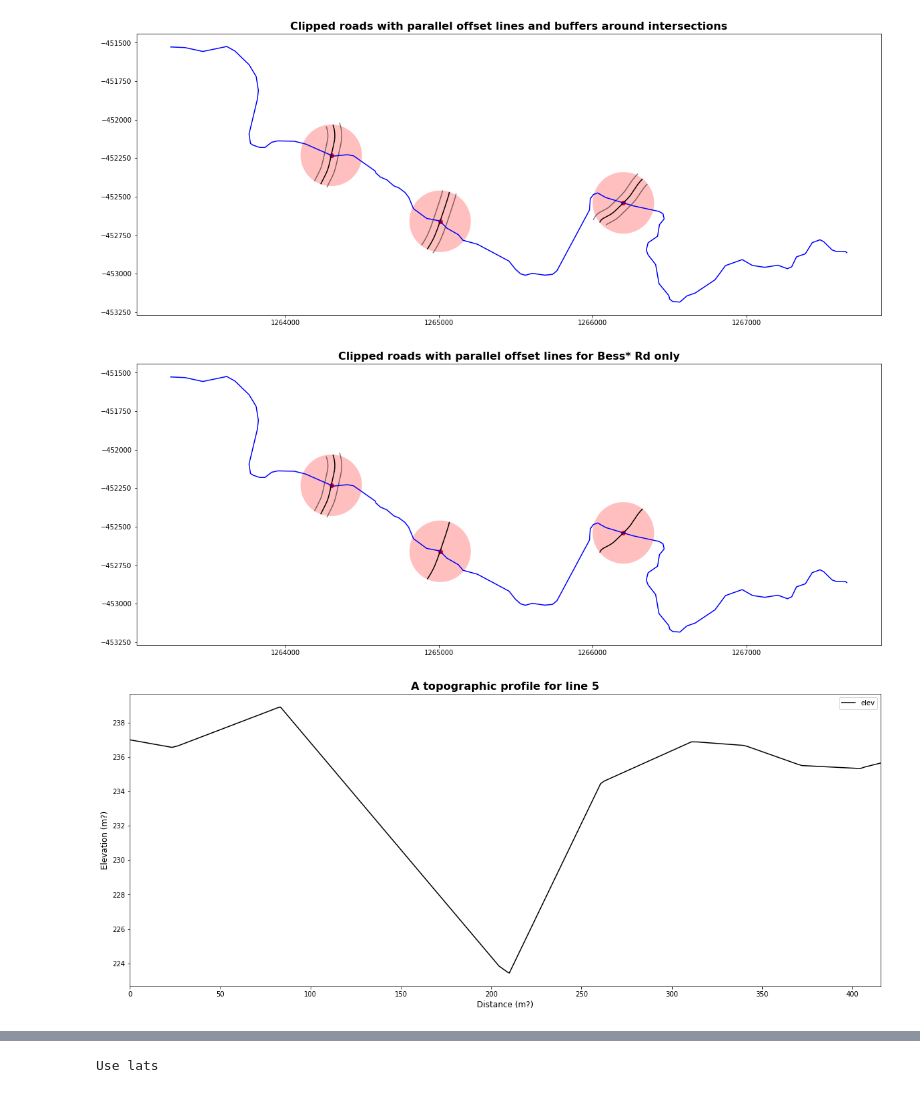
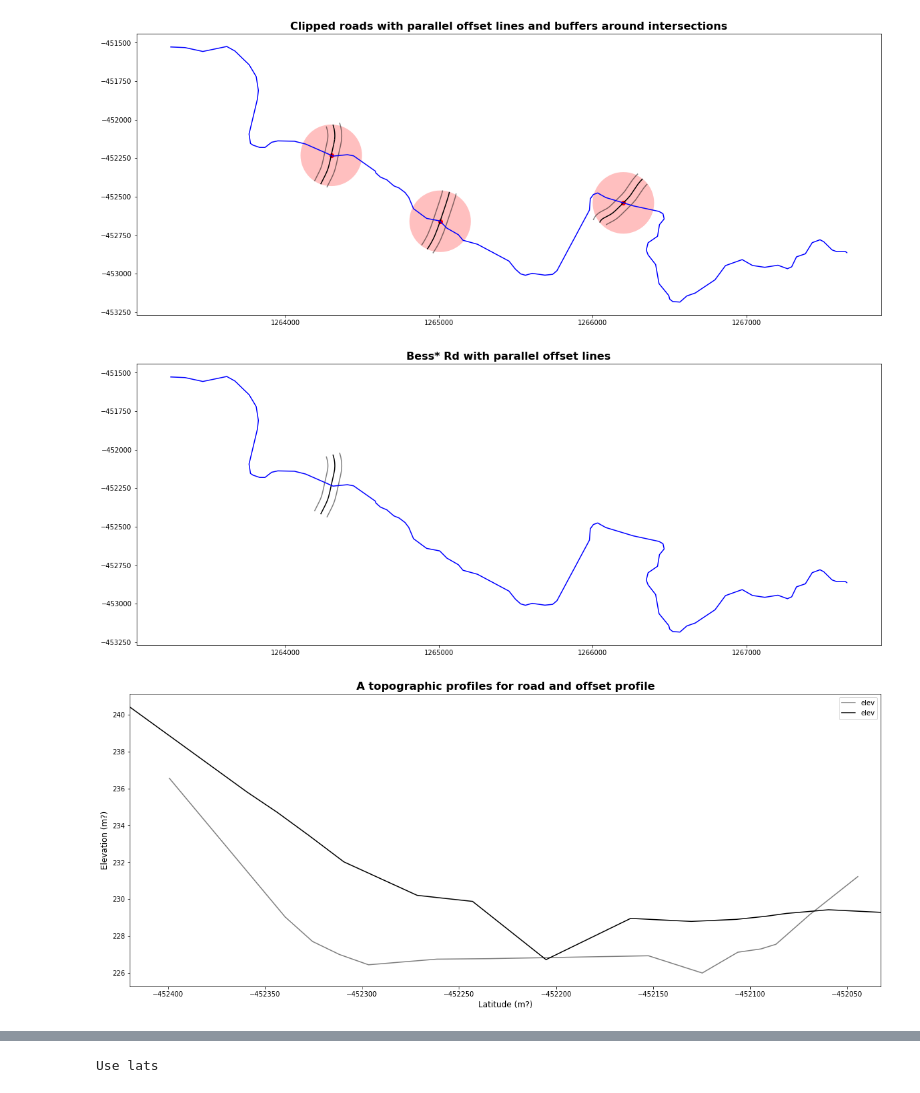
Before and after one commit to Dewberry/fcast, a Jupyter notebook: transit/advanced_profile_creation-Dev.ipynb, the cells around one changed output, grey strips where cells are left out. Drawn from its saved outputs; the diff is of its cells as text; code cells hidden in the pictures.

```diff
--- a/transit/advanced_profile_creation-Dev.ipynb
+++ b/transit/advanced_profile_creation-Dev.ipynb
@@ -31,6 +27,11 @@ dem = "/mnt/c/gis/fcast_data/tiffs/c67567_aoi.tif"
 # %% [markdown]
 ### Create parallel lines from transportation routes
 # %%
+# Set variables based on GIS
+buffer_dist = 200
+offset_dist = 45
+
+# Code to execute
 gdf_streams = gpd.read_file(streams)
 gdf_roads = gpd.read_file(roads)
 
@@ -40,11 +41,10 @@ gdf_roads_diss = gdf_roads.dissolve(by='FULL_STREE')
 
 intersecting_roads = gdf_roads_diss[gdf_roads_diss.geometry.apply(lambda row: stream_shape.intersects(row))].copy()
 intersections = intersecting_roads.geometry.apply(lambda row: stream_shape.intersection(row))
-intersection_buffers = intersections.buffer(200)
+intersection_buffers = intersections.buffer(buffer_dist)
 
 clipped_roads = intersection_buffers.intersection(intersecting_roads)
 
-# Updated here to be a dictionary
 single_lines = {}
 for i, road in enumerate(clipped_roads):
     if type(road) is shapely.geometry.multilinestring.MultiLineString:
@@ -56,7 +56,7 @@ offset_lines = {}
 for street, line in single_lines.items():
     for side in ['left', 'right']:
         key_name = '_'.join([street, side])
-        offset_lines[key_name] = line.parallel_offset(45, side, resolution=1)
+        offset_lines[key_name] = line.parallel_offset(offset_dist, side, resolution=1)
 
 gdf_roads = gpd.GeoDataFrame(offset_lines.items(), columns=['streets','geometry'])
 
@@ -70,17 +70,35 @@ intersection_buffers.plot(color='r', alpha=0.25, ax=ax);
 ax.set_title("Clipped roads with parallel offset lines and buffers around intersections", fontsize=16, fontweight='bold');
 # %% [output]
 [figure]
+# %%
+def multi_to_single_lines(input_lines:gpd.geoseries.GeoSeries, column_name:str) -> gpd.geodataframe.GeoDataFrame:
+    """Ensures all lines are single part linestrings"""
+    single_lines = {}
+    for i, line in enumerate(input_lines):
+        if type(line) is shapely.geometry.multilinestring.MultiLineString:
+            single_lines[input_lines.index[i]] = ops.linemerge(line)
+        else:
+            single_lines[input_lines.index[i]] = line
+
+    out_gdf = gpd.GeoDataFrame(single_lines.items(), columns=[column_name ,'geometry'])
+
+    return out_gdf
 # %%
-# Sample out street
-gdf_sample = gdf_roads[gdf_roads['streets'].str.contains('Bess')]
+# Set variables
+rough_name = 'Bess'
+new_column_name = 'roads'
+
+# Usure all roads are single lines and select out the Bess* one
+single_line_gdf = multi_to_single_lines(clipped_roads, new_column_name)
+bess_road = single_line_gdf[single_line_gdf[new_column_name].str.contains(rough_name)]
+bess_offset_lines = gdf_roads[gdf_roads['streets'].str.contains(rough_name)]
 
 # Showcase the results for Bess* road
 fig, ax = plt.subplots(figsize = (20,8))
-clipped_roads.plot(color='k', ax=ax);
-gdf_sample.plot(color='k', alpha=0.5, ax=ax); # Inline sampling
+bess_road.plot(color='k', ax=ax);
+bess_offset_lines.plot(color='k', alpha=0.5, ax=ax); # Inline sampling
 stream_prj.plot(color='b', ax=ax);
-intersections.plot(color='r', ax=ax);
-intersection_buffers.plot(color='r', alpha=0.25, ax=ax);
-ax.set_title("Clipped roads with parallel offset lines for Bess* Rd only", fontsize=16, fontweight='bold');
+ax.set_title("{}* Rd with parallel offset lines".format(rough_name),
+             fontsize=16, fontweight='bold');
 # %% [output]
-[figure, old version]
+[figure, new version]
@@ -87,18 +118,14 @@ ax.set_title("Clipped roads with parallel offset lines for Bess* Rd only", fonts
 # %%
-# Create a topographic profile
-line_number = 5
-profile = point_query(gdf_roads.geometry[line_number], dem)
-
-vertecies = [Point(coord) for coord in gdf_roads.geometry[line_number].coords]
-df = pd.DataFrame(vertecies, columns=['point'])
-df['elev'] = profile[0]
-df['distance'] = [df.point[0].distance(df.point[i]) for i in range(len(df))]
+# Grab topographic data along lines
+road_profile = get_topo_from_line(bess_road.geometry[0], dem)
+left_offset_profile = get_topo_from_line(bess_offset_lines.geometry[0], dem)
 
 # Showcase the results for Bess* road
 fig, ax = plt.subplots(figsize = (20,8))
-df.plot(x='distance',y='elev', color='k', ax=ax);
+left_offset_profile.plot(x='lat',y='elev', color='k', alpha=0.5, ax=ax);
+road_profile.plot(x='lat',y='elev', color='k', ax=ax);
 ax.set_ylabel("Elevation (m?)", fontsize=12)
-ax.set_xlabel("Distance (m?)", fontsize=12)
-ax.set_title("A topographic profile for line {}".format(line_number), fontsize=16, fontweight='bold');
+ax.set_xlabel("Latitude (m?)", fontsize=12)
+ax.set_title("A topographic profiles for road and offset profile", fontsize=16, fontweight='bold');
 # %% [output]
-[figure, old version]
+[figure, new version]
```
Also changed, not shown: parts of 21 cells of this notebook.
